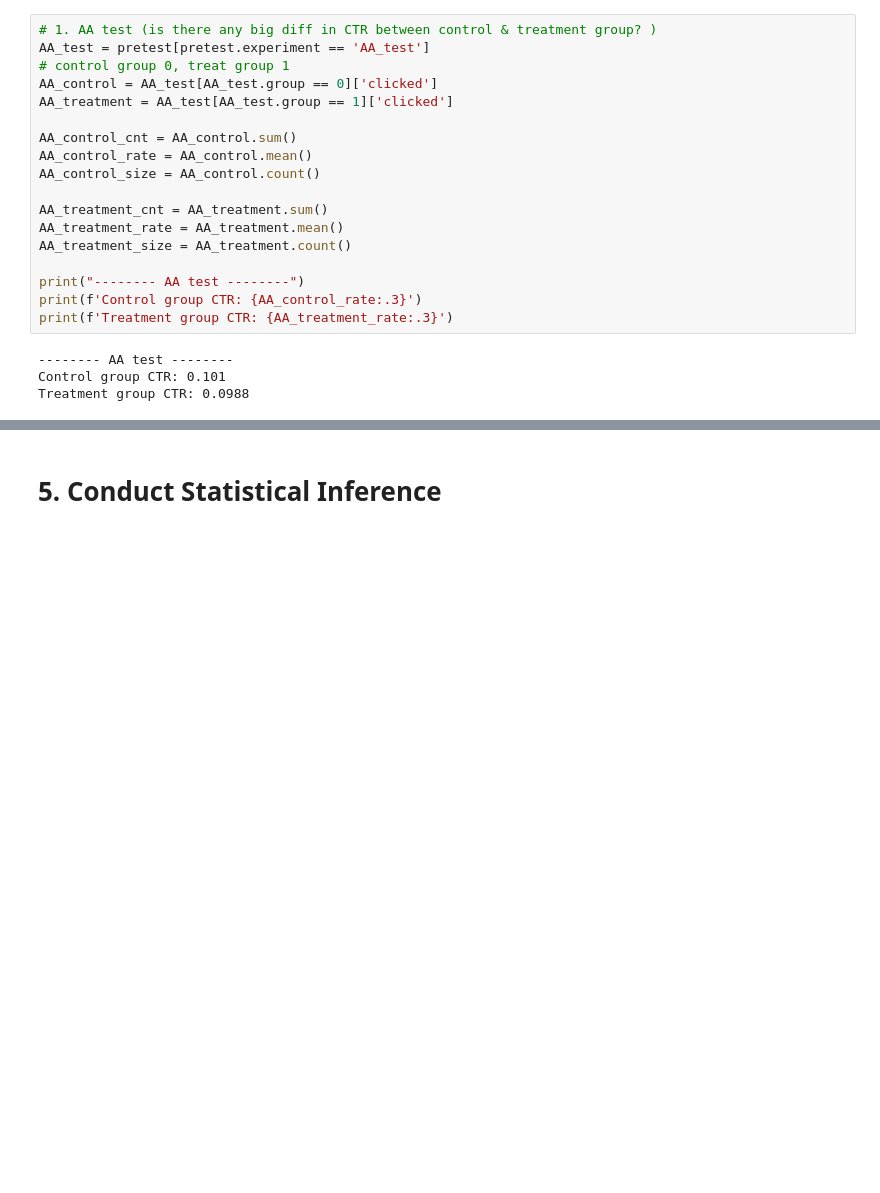
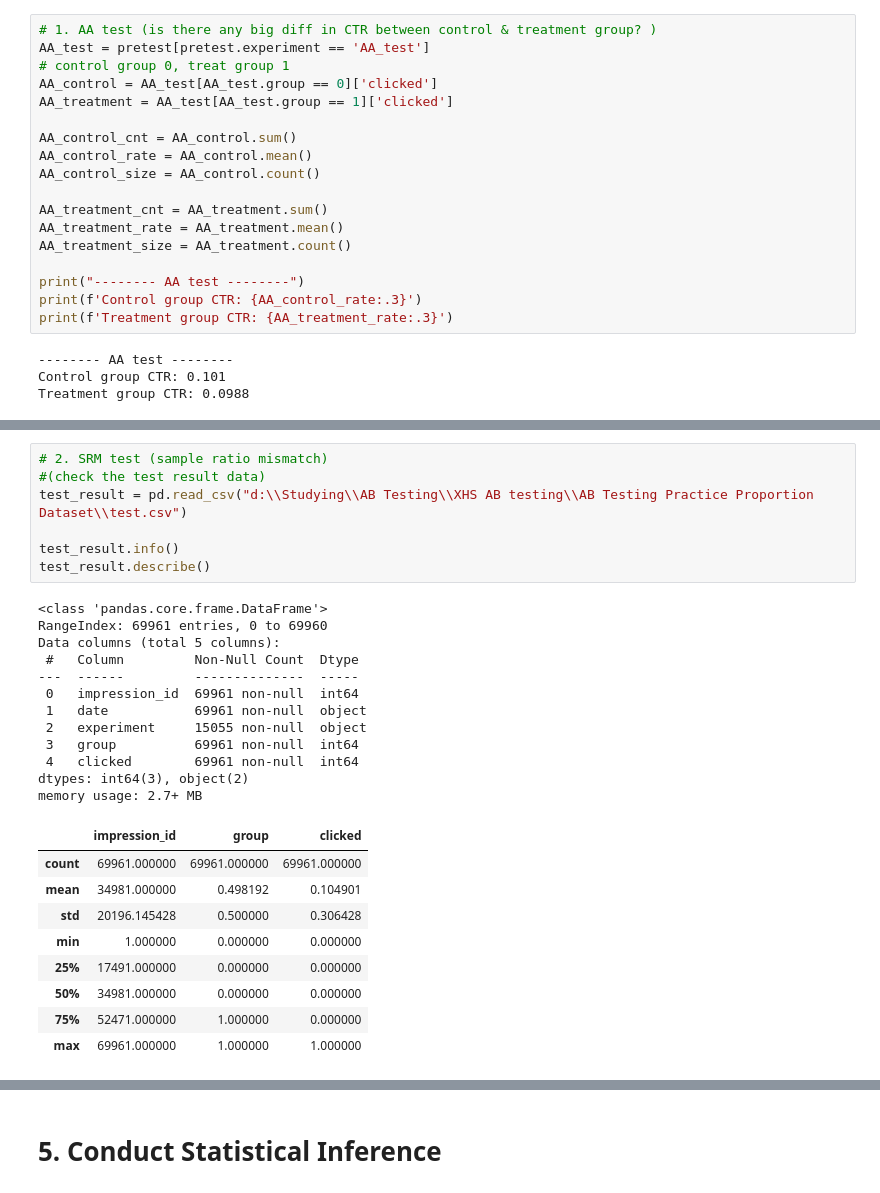
Before and after one commit to BessieXuOrange/A-B-tests, a Jupyter notebook: Marketing Campaign AB testing.ipynb, the cells around one changed output, grey strips where cells are left out. Cells and saved outputs as stored; diff of their text form; blank space fills up the shorter version.

```diff
--- a/Marketing Campaign AB testing.ipynb
+++ b/Marketing Campaign AB testing.ipynb
@@ -187,0 +226,29 @@ Chi-square = 0.577 | P-value = 0.448
+# %%
+# 2. SRM test (sample ratio mismatch)
+#(check the test result data)
+test_result = pd.read_csv("d:\\Studying\\AB Testing\\XHS AB testing\\AB Testing Practice Proportion Dataset\\test.csv")
+
+test_result.info()
+test_result.describe()
+# %% [output]
+<class 'pandas.core.frame.DataFrame'>
+RangeIndex: 69961 entries, 0 to 69960
+Data columns (total 5 columns):
+ #   Column         Non-Null Count  Dtype
+---  ------         --------------  -----
+ 0   impression_id  69961 non-null  int64
+ 1   date           69961 non-null  object
+ 2   experiment     15055 non-null  object
+ 3   group          69961 non-null  int64
+ 4   clicked        69961 non-null  int64
+dtypes: int64(3), object(2)
+memory usage: 2.7+ MB
+|  | impression_id | group | clicked |
+| count | 69961.000000 | 69961.000000 | 69961.000000 |
+| mean | 34981.000000 | 0.498192 | 0.104901 |
+| std | 20196.145428 | 0.500000 | 0.306428 |
+| min | 1.000000 | 0.000000 | 0.000000 |
+| 25% | 17491.000000 | 0.000000 | 0.000000 |
+| 50% | 34981.000000 | 0.000000 | 0.000000 |
+| 75% | 52471.000000 | 1.000000 | 0.000000 |
+| max | 69961.000000 | 1.000000 | 1.000000 |
```
Also changed, not shown: parts of 10 cells of this notebook.
